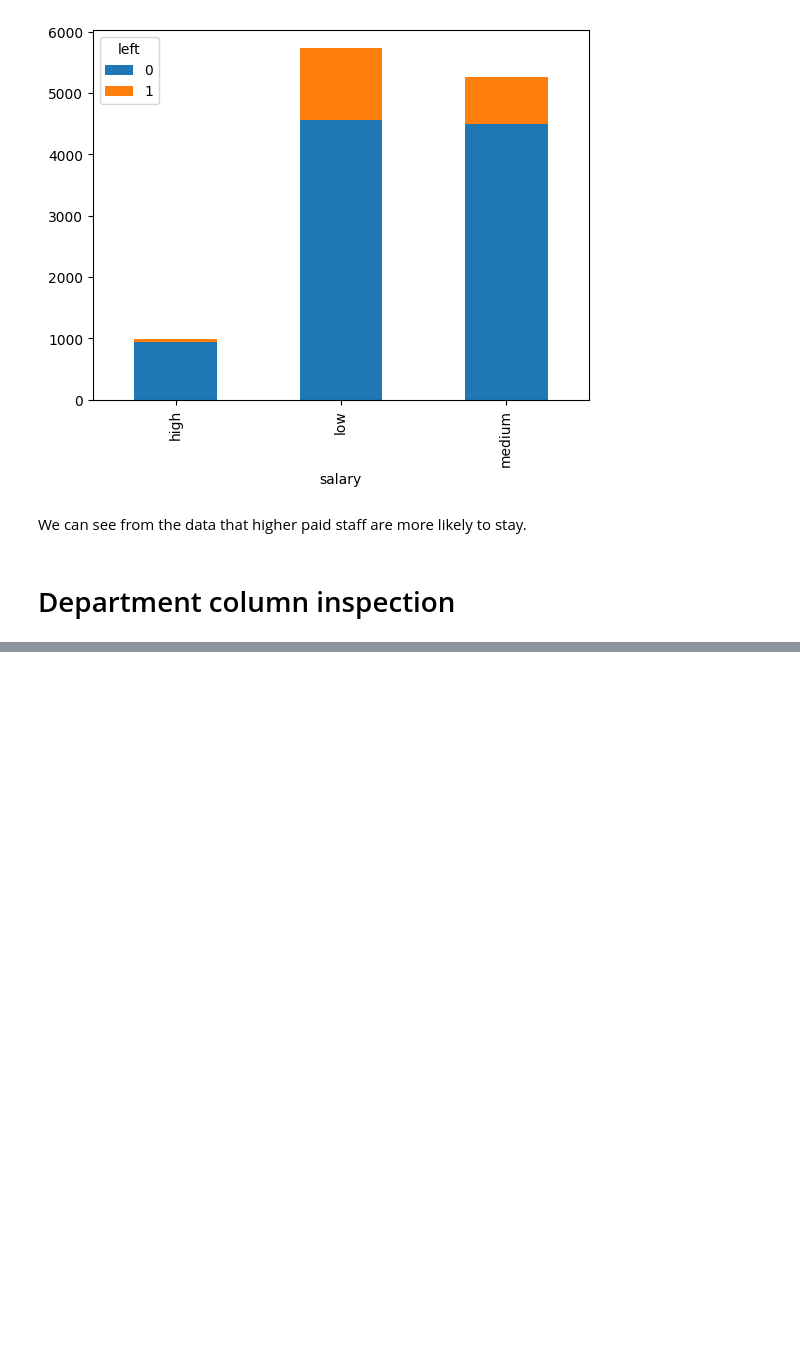
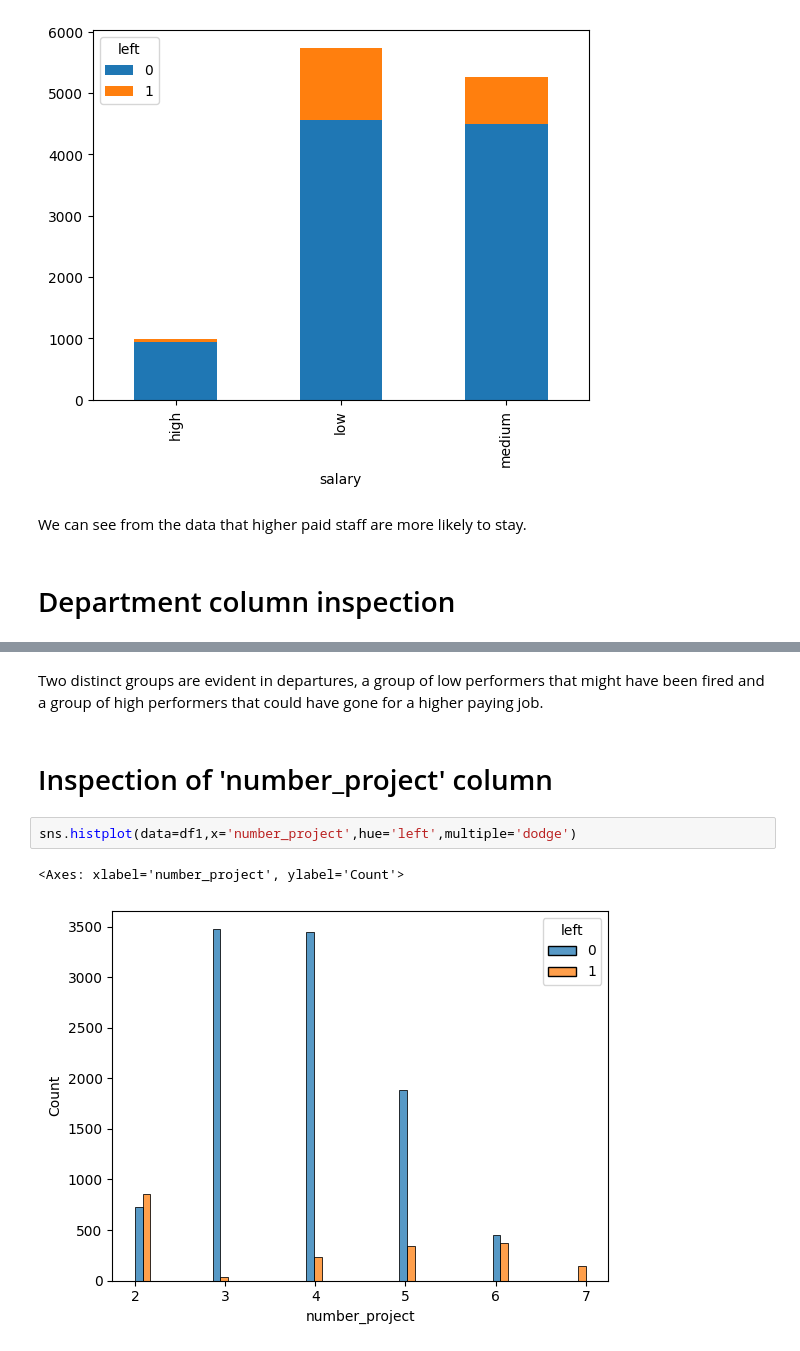
Before and after one commit to Max0513/Turn-over-analysis---Saliford-, a Jupyter notebook: Notebooks/data_cleanup.ipynb, the cells around one changed output, grey strips where cells are left out. Cells and saved outputs as stored; diff of their text form; blank space fills up the shorter version.

```diff
--- a/Notebooks/data_cleanup.ipynb
+++ b/Notebooks/data_cleanup.ipynb
@@ -351,0 +497,9 @@ We can see from the data that higher paid staff are more likely to stay.
+# %% [markdown]
+Two distinct groups are evident in departures, a group of low performers that might have been fired and a group of high performers that could have gone for a higher paying job.
+# %% [markdown]
+# Inspection of 'number_project' column
+# %%
+sns.histplot(data=df1,x='number_project',hue='left',multiple='dodge')
+# %% [output]
+<Axes: xlabel='number_project', ylabel='Count'>
+[figure, added]
```
Also changed, not shown: parts of 38 cells of this notebook, 1 other file.
